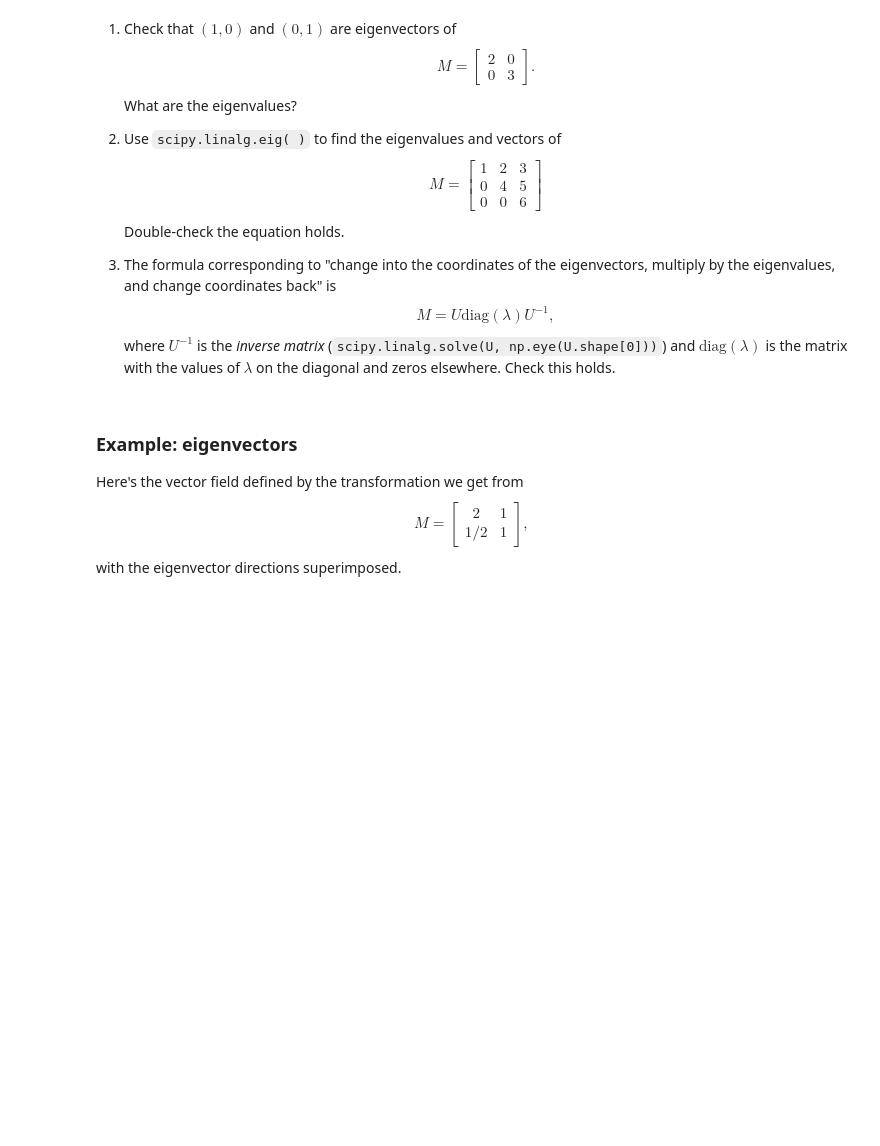
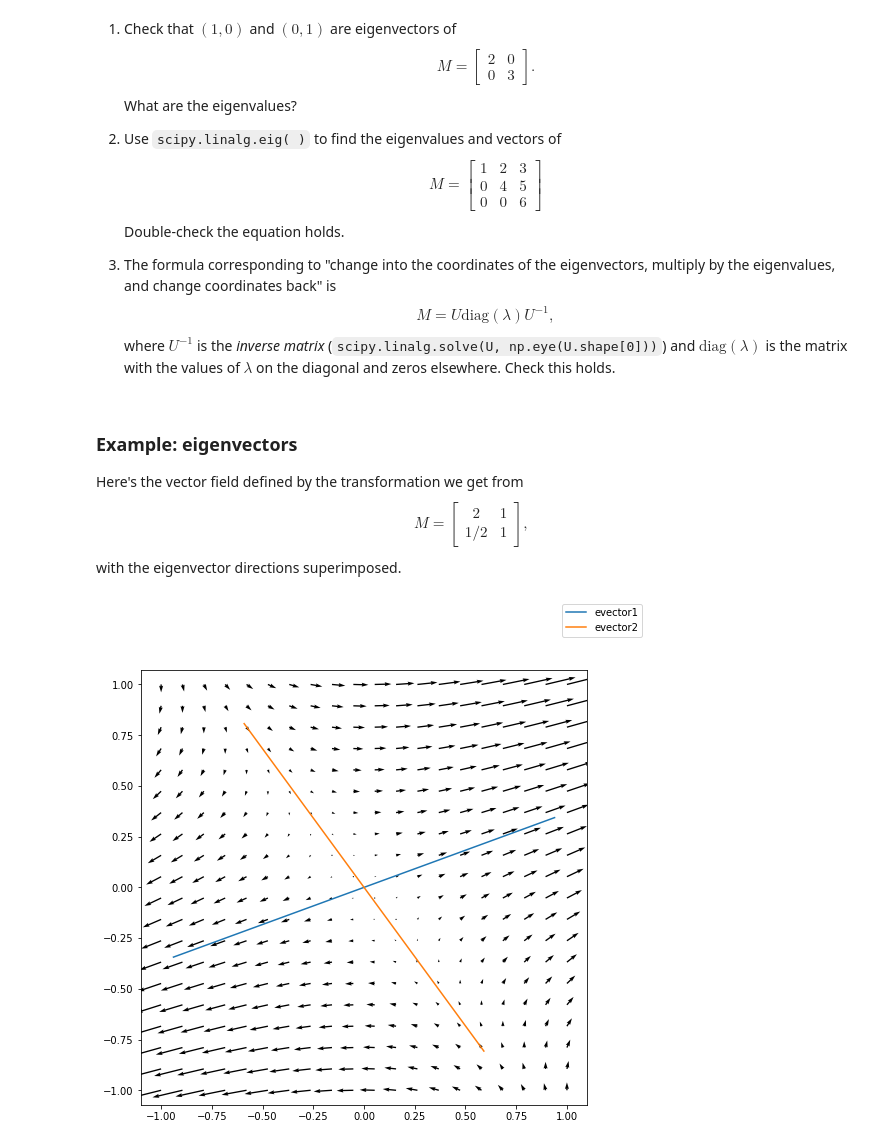
Before and after one commit to petrelharp/popbio, a Jupyter notebook: notebooks/lecture_03.ipynb, the cells around one changed output. Drawn from its saved outputs; the diff is of its cells as text; code cells hidden in the pictures; blank space fills up the shorter version.

```diff
--- a/notebooks/lecture_03.ipynb
+++ b/notebooks/lecture_03.ipynb
@@ -9,15 +9,26 @@ from scipy import linalg
 plt.rcParams['figure.figsize'] = [10, 5]
 # %%
 # from before
-def phase_plot(genfn, xlim, ylim, nx, ny, **kwargs):
+def phase_plot(genfn, xlim, ylim, nx, ny, ax, scale=False, **kwargs):
     X, Y = np.meshgrid(np.linspace(xlim[0], xlim[1], nx),
                        np.linspace(ylim[0], ylim[1], ny))
     X.shape = Y.shape = (np.prod(X.shape),)
     U, V = genfn(X, Y, **kwargs)
-    fig = plt.figure()
-    ax = fig.add_subplot(111)
-    ax.quiver(X, Y, U-X, V-Y) #, angles='xy', scale_units='xy', scale=1)
-    return fig
+    if scale:
+        q = ax.quiver(X, Y, U-X, V-Y, angles='xy', scale_units='xy', scale=1)
+    else:
+        q = ax.quiver(X, Y, U-X, V-Y, angles='xy')
+    return q
+
+def run_sim_2d(N0, M0, gen_fn, ngens, dtype='int', **kwargs):
+    assert(len(N0) == len(M0))
+    N = np.empty((ngens, len(N0)), dtype=dtype)
+    N[0, :] = N0
+    M = np.empty((ngens, len(M0)), dtype=dtype)
+    M[0, :] = M0
+    for t in range(1, ngens):
+        N[t, :], M[t, :] = gen_fn(N[t-1, :], M[t-1, :], **kwargs)
+    return N, M
 # %% [markdown]
 # Linear algebra, age structure, and eigenpopulations
 
@@ -171,16 +189,18 @@ with the eigenvector directions superimposed.
 # %%
 M = np.array([[2, 1], [1/2, 1]])
 lam, U = linalg.eig(M)
 
 def lin_transform(X, Y, M):
     out = M @ np.row_stack([X, Y])
     return out[0, :], out[1, :]
 
 plt.rcParams['figure.figsize'] = [8, 8]
-fig = phase_plot(lin_transform, [-1, 1], [-1, 1], 20, 20, M=M)
-ax = fig.gca()
+fig, ax = plt.subplots()
+phase_plot(lin_transform, [-1, 1], [-1, 1], 20, 20, ax=ax, M=M)
 plt.axis("equal")
 for x, y in U.T:
     ax.plot([-x, x], [-y, y])
 
 fig.legend(['evector1', 'evector2']);
+# %% [output]
+[figure, added]
```
Also changed, not shown: parts of 27 cells of this notebook.
